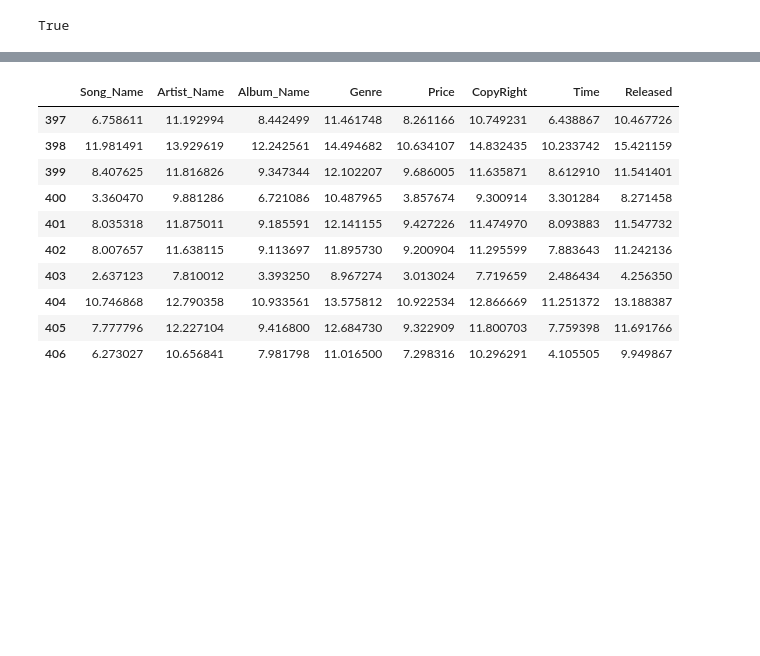
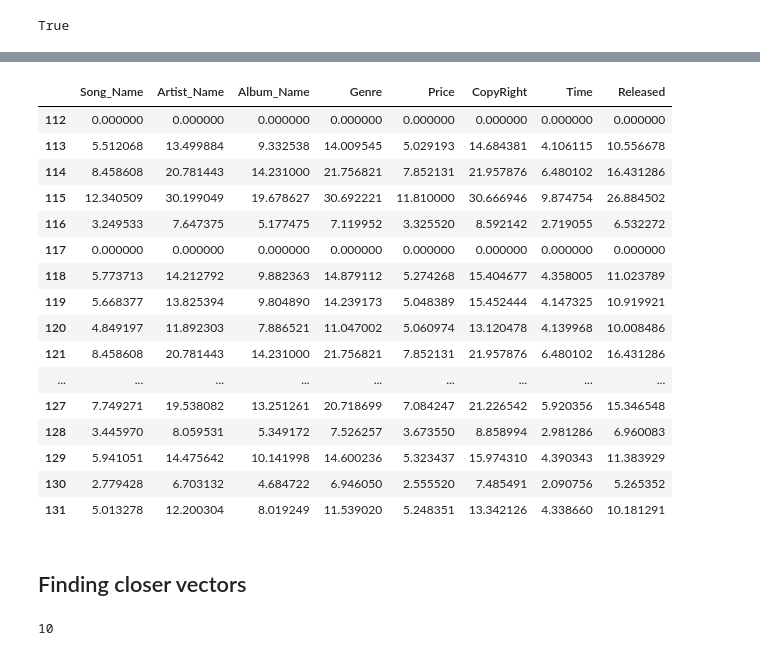
Before and after one commit to vincenzomartello/deepmatcher-experiments, a Jupyter notebook: exp3.ipynb, the cells around one changed output, grey strips where cells are left out. Saved outputs shown, nothing was run; the diff lists cells and outputs as text; code cells hidden in the pictures; blank space fills up the shorter version.

```diff
--- a/exp3.ipynb
+++ b/exp3.ipynb
@@ -163,0 +185,5 @@ variations_list[1]
+# %%
+import numpy as np
+ri_negative_samples = []
+for ri_list in ri_matrix:
+    ri_negative_samples.append(list(map(lambda x:x.data.tolist(),ri_list)))
@@ -177,0 +217,14 @@ variation_df.to_csv('experiments-results/negative_samples_ri_truevalues.csv',ind
+# %%
+attribute_lenght= len(attributes)
+positive_samples_ri_matrix = []
+current_sample = 0
+
+for batch in positive_classifier_inputs:
+    for index in range(len(batch)):
+        current_sample_ris = []
+        for j,attribute in enumerate(attributes):
+            print('Processing sample {} with attribute {}'.format(current_sample,attribute))
+            it,variation = find_smallest_variation_to_change(hybrid_model.classifier,batch,index,j,0)
+            current_sample_ris.append(variation)
+        positive_samples_ri_matrix.append(current_sample_ris)
+        current_sample+=1
@@ -177,0 +253,8 @@ variation_df.to_csv('experiments-results/negative_samples_ri_truevalues.csv',ind
+# %%
+ri_norms = []
+for ri_list in positive_samples_ri_matrix:
+    ri_norms.append(list(map(lambda x:torch.norm(x).data[0],ri_list)))
+# %%
+import pandas as pd
+variation_df = pd.DataFrame(data= ri_norms,columns=attributes)
+variation_df.head(10)
@@ -178,14 +275,22 @@ variation_df.to_csv('experiments-results/negative_samples_ri_truevalues.csv',ind
 # %%
-variation_df.tail(10)
+variation_df.tail(20)
 # %% [output]
 |  | Song_Name | Artist_Name | Album_Name | Genre | Price | CopyRight | Time | Released |
-| 397 | 6.758611 | 11.192994 | 8.442499 | 11.461748 | 8.261166 | 10.749231 | 6.438867 | 10.467726 |
-| 398 | 11.981491 | 13.929619 | 12.242561 | 14.494682 | 10.634107 | 14.832435 | 10.233742 | 15.421159 |
-| 399 | 8.407625 | 11.816826 | 9.347344 | 12.102207 | 9.686005 | 11.635871 | 8.612910 | 11.541401 |
-| 400 | 3.360470 | 9.881286 | 6.721086 | 10.487965 | 3.857674 | 9.300914 | 3.301284 | 8.271458 |
-| 401 | 8.035318 | 11.875011 | 9.185591 | 12.141155 | 9.427226 | 11.474970 | 8.093883 | 11.547732 |
-| 402 | 8.007657 | 11.638115 | 9.113697 | 11.895730 | 9.200904 | 11.295599 | 7.883643 | 11.242136 |
-| 403 | 2.637123 | 7.810012 | 3.393250 | 8.967274 | 3.013024 | 7.719659 | 2.486434 | 4.256350 |
-| 404 | 10.746868 | 12.790358 | 10.933561 | 13.575812 | 10.922534 | 12.866669 | 11.251372 | 13.188387 |
-| 405 | 7.777796 | 12.227104 | 9.416800 | 12.684730 | 9.322909 | 11.800703 | 7.759398 | 11.691766 |
-| 406 | 6.273027 | 10.656841 | 7.981798 | 11.016500 | 7.298316 | 10.296291 | 4.105505 | 9.949867 |
+| 112 | 0.000000 | 0.000000 | 0.000000 | 0.000000 | 0.000000 | 0.000000 | 0.000000 | 0.000000 |
+| 113 | 5.512068 | 13.499884 | 9.332538 | 14.009545 | 5.029193 | 14.684381 | 4.106115 | 10.556678 |
+| 114 | 8.458608 | 20.781443 | 14.231000 | 21.756821 | 7.852131 | 21.957876 | 6.480102 | 16.431286 |
+| 115 | 12.340509 | 30.199049 | 19.678627 | 30.692221 | 11.810000 | 30.666946 | 9.874754 | 26.884502 |
+| 116 | 3.249533 | 7.647375 | 5.177475 | 7.119952 | 3.325520 | 8.592142 | 2.719055 | 6.532272 |
+| 117 | 0.000000 | 0.000000 | 0.000000 | 0.000000 | 0.000000 | 0.000000 | 0.000000 | 0.000000 |
+| 118 | 5.773713 | 14.212792 | 9.882363 | 14.879112 | 5.274268 | 15.404677 | 4.358005 | 11.023789 |
+| 119 | 5.668377 | 13.825394 | 9.804890 | 14.239173 | 5.048389 | 15.452444 | 4.147325 | 10.919921 |
+| 120 | 4.849197 | 11.892303 | 7.886521 | 11.047002 | 5.060974 | 13.120478 | 4.139968 | 10.008486 |
+| 121 | 8.458608 | 20.781443 | 14.231000 | 21.756821 | 7.852131 | 21.957876 | 6.480102 | 16.431286 |
+| ... | ... | ... | ... | ... | ... | ... | ... | ... |
+| 127 | 7.749271 | 19.538082 | 13.251261 | 20.718699 | 7.084247 | 21.226542 | 5.920356 | 15.346548 |
+| 128 | 3.445970 | 8.059531 | 5.349172 | 7.526257 | 3.673550 | 8.858994 | 2.981286 | 6.960083 |
+| 129 | 5.941051 | 14.475642 | 10.141998 | 14.600236 | 5.323437 | 15.974310 | 4.390343 | 11.383929 |
+| 130 | 2.779428 | 6.703132 | 4.684722 | 6.946050 | 2.555520 | 7.485491 | 2.090756 | 5.265352 |
+| 131 | 5.013278 | 12.200304 | 8.019249 | 11.539020 | 5.248351 | 13.342126 | 4.338660 | 10.181291 |
+# %% [markdown]
+## Finding closer vectors
@@ -191,0 +330,4 @@ variation_df.tail(10)
+# %%
+closer_sample_index
+# %% [output]
+10
```
Also changed, not shown: parts of 56 cells of this notebook, 14 other files.
